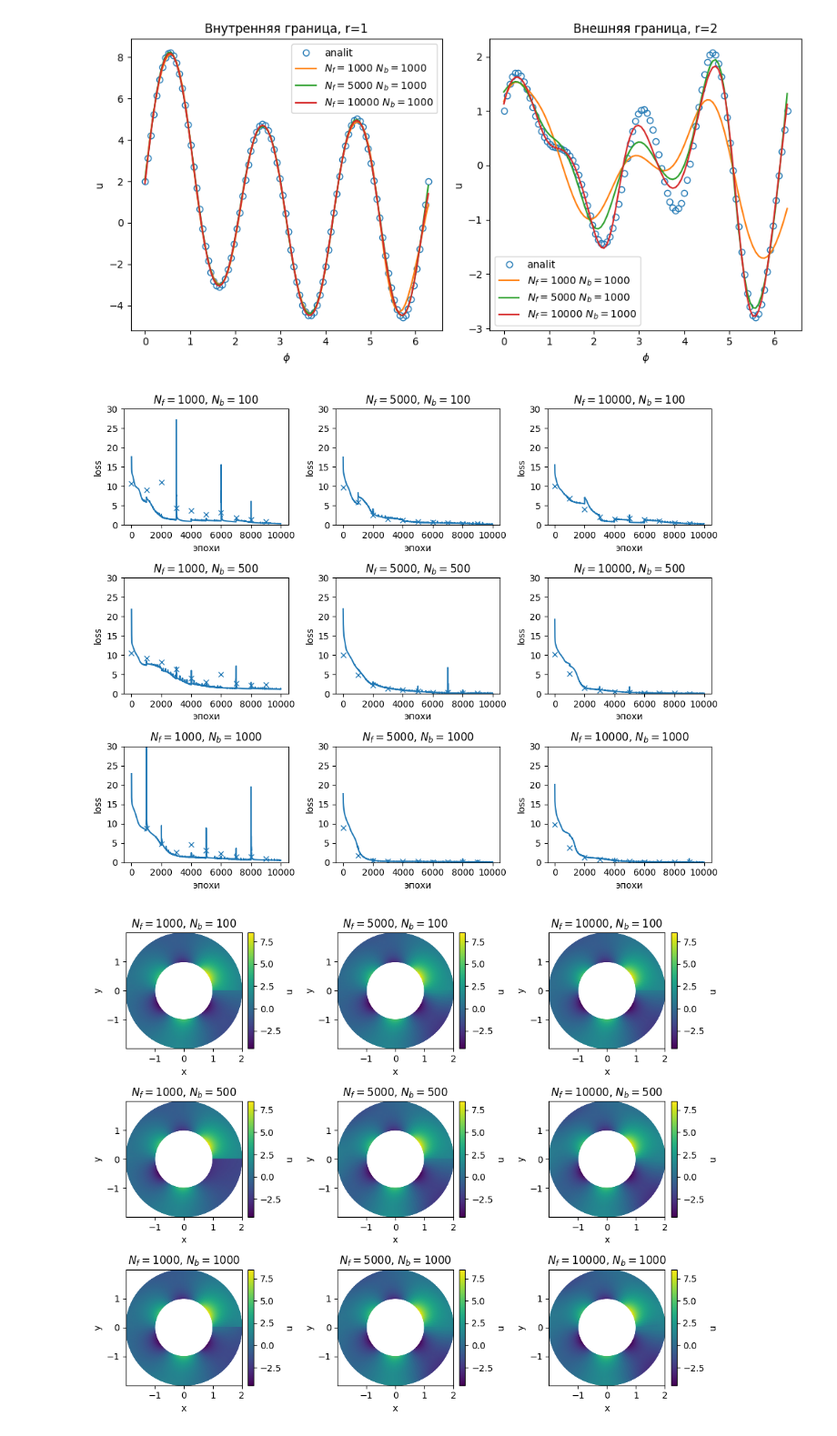
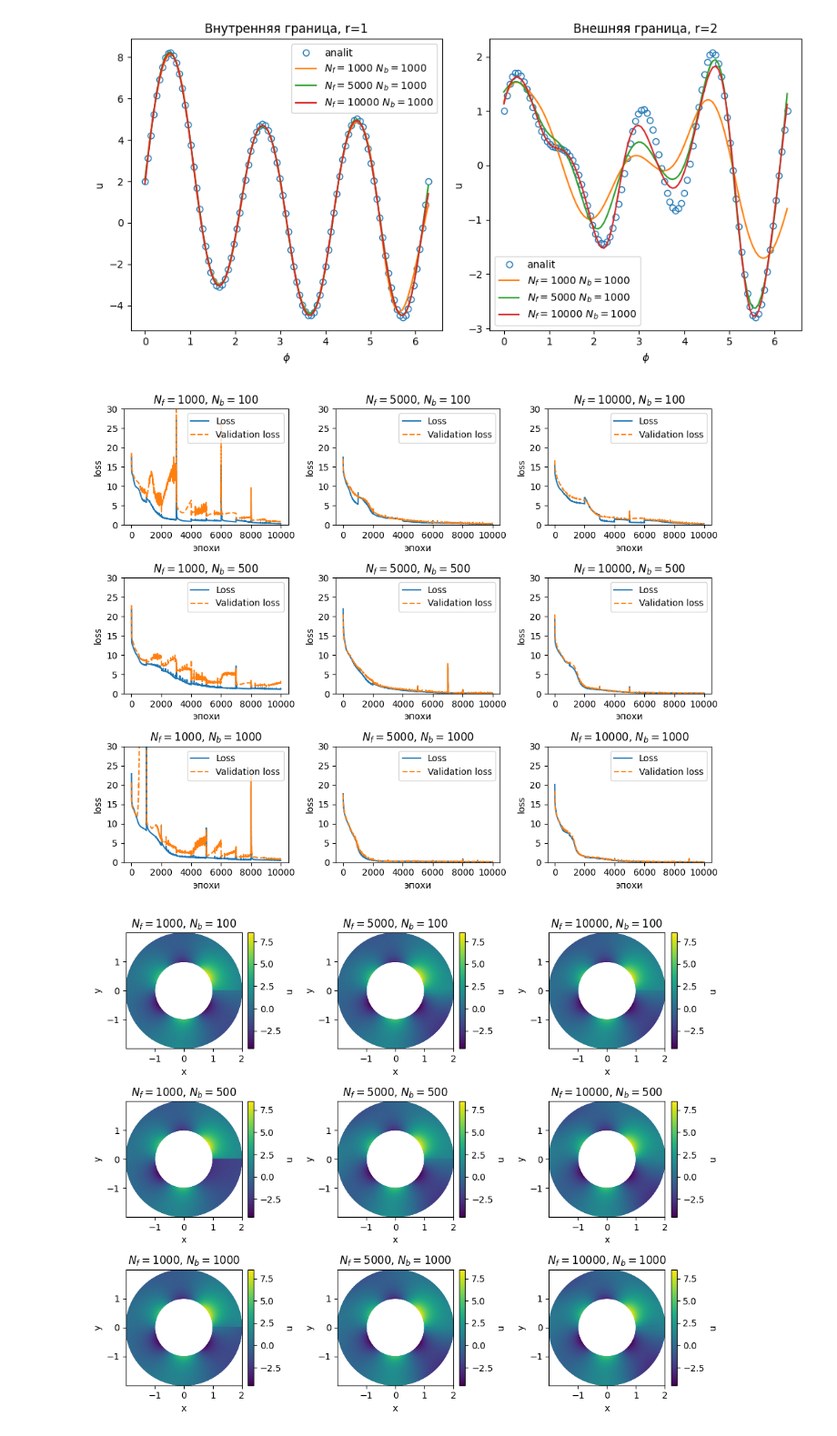
Before and after one commit to kustkust/my_pinn, a Jupyter notebook: src/main.ipynb, the cells around one changed output. Shown at 91% size. Drawn from its saved outputs; the diff is of its cells as text; code cells hidden in the pictures.

```diff
--- a/src/main.ipynb
+++ b/src/main.ipynb
@@ -1274,16 +1274,30 @@ class Case:
         loss_s = np.zeros(count)
         for i in range(0, count):
             loss_s[i] = np.average(loss[i*m: (i+1)*m])
-        c = ax.plot(loss_s, fmt, label=f'{self.l}, {self.N}, {len(loss)}')[0].get_c()
+        # c = ax.plot(loss_s, fmt, label=f'{self.l}, {self.N}, {len(loss)}')[0].get_c()
+        c = ax.plot(loss_s, fmt, label="Loss")[0].get_c()
         # ax_loss.plot((tt_s[-1], tt_s[-1]), (0, np.max(loss)), ':', color = c)
 
+        # vlos = self.vlos[truncate:]
+        # m = len(vlos) // vlos_count
+        # vlos_s = np.zeros(vlos_count)
+        # vlos_x = np.arange(0, count, m)
+        # for i in range(0, vlos_count):
+        #     vlos_s[i] = np.average(vlos[i*m: (i+1)*m])
+        # ax.plot(vlos_x, vlos_s, 'x', color=c)[0].get_c()
+        # # ax_vlos.plot((ttt[-1], ttt[-1]), (0, np.max(loss)), ':', color = c)
+        # ax.set_xlabel("эпохи")
+        # ax.set_ylabel("loss")
+        # ax.set_title(f'$N_f={self.N_f}$, $N_b={self.N_o}$')
+
         vlos = self.vlos[truncate:]
+        vlos_count = len(vlos)
         m = len(vlos) // vlos_count
         vlos_s = np.zeros(vlos_count)
         vlos_x = np.arange(0, count, m)
         for i in range(0, vlos_count):
             vlos_s[i] = np.average(vlos[i*m: (i+1)*m])
-        ax.plot(vlos_x, vlos_s, 'x', color=c)[0].get_c()
+        ax.plot(vlos_x, vlos_s, '--', label="Validation loss")
         # ax_vlos.plot((ttt[-1], ttt[-1]), (0, np.max(loss)), ':', color = c)
         ax.set_xlabel("эпохи")
         ax.set_ylabel("loss")
@@ -1553,11 +1567,12 @@ fig3.tight_layout()
 # %%
 fig, axs = plt.subplots(3, 3, figsize=(10, 8))
 for ax, case in zip(axs.flatten(), old_cases):
     Case.plot_loss(case, ax)
     ax.set_ylim(bottom=0, top=30)
+    ax.legend()
 fig.tight_layout()
 # %% [output]
-[figure, old version]
+[figure, new version]
 # %%
 fig, axs = plt.subplots(3, 3, figsize=(10, 8))
 for ax, case in zip(axs.flatten(), old_cases):
```
Also changed, not shown: 34 other files.
